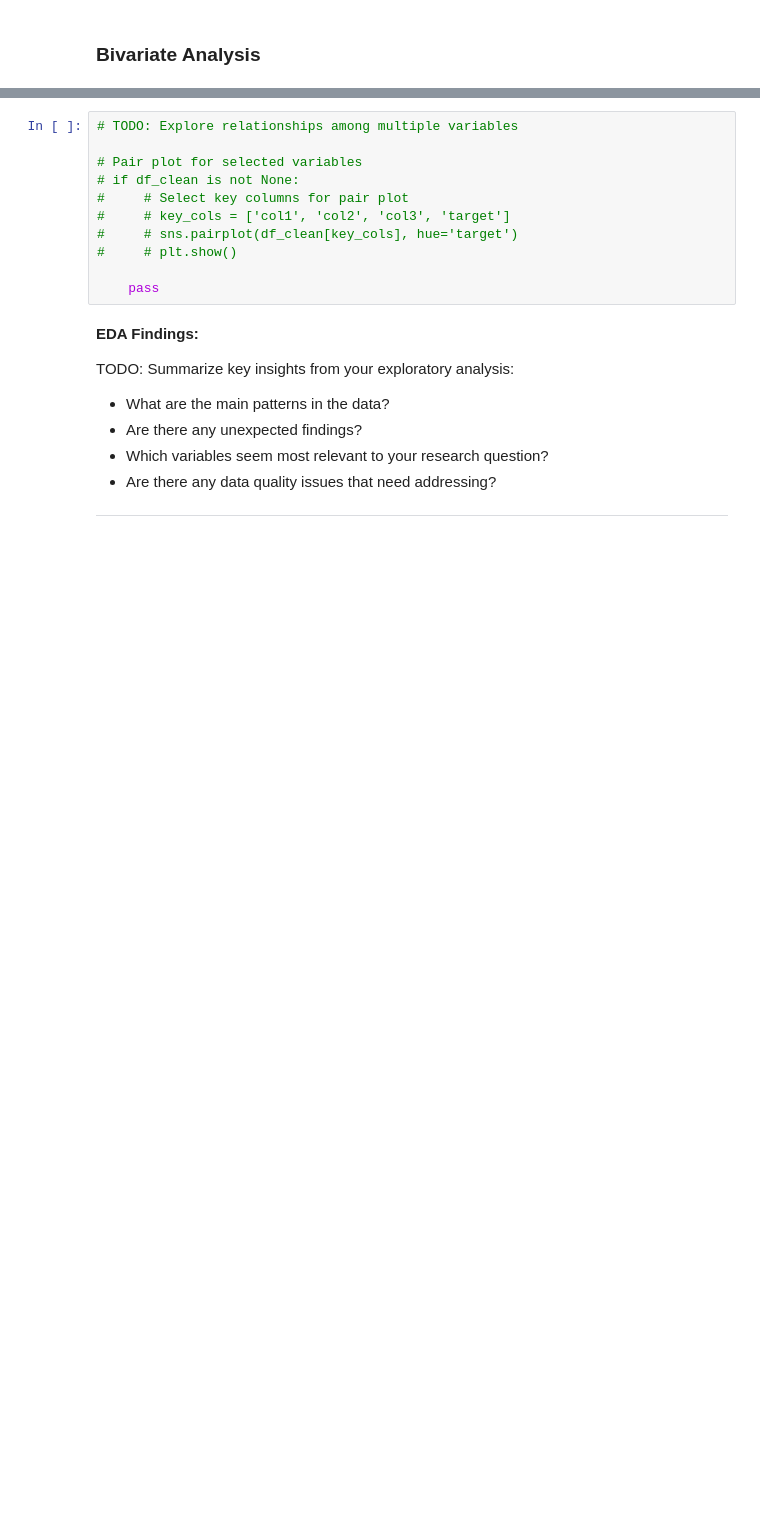
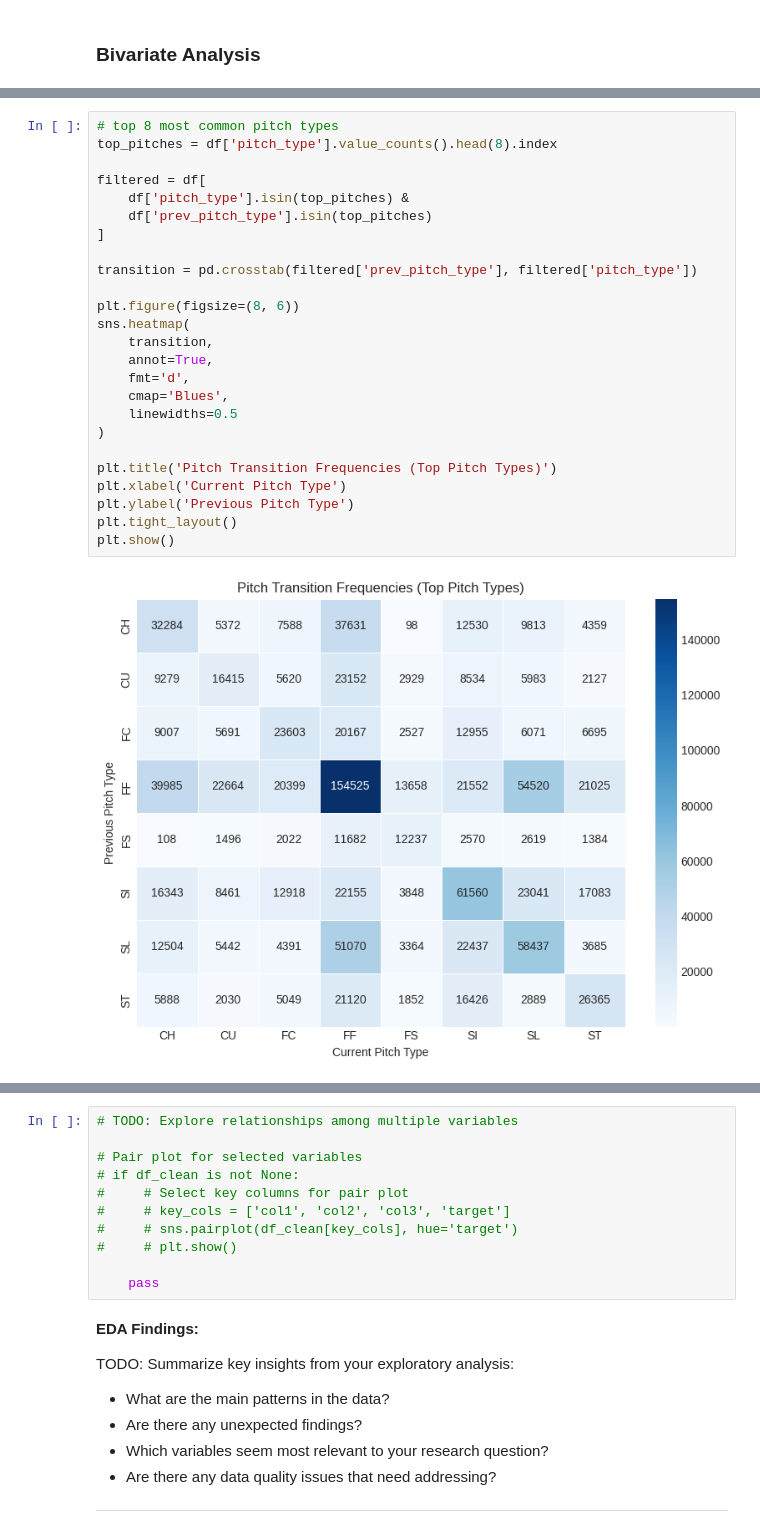
Before and after one commit to haydenkellington/EclipseBaseballSpring26, a Jupyter notebook: Spring26BaseballProj.ipynb, the cells around one changed output, grey strips where cells are left out. Drawn from its saved outputs; the diff is of its cells as text; blank space fills up the shorter version.

```diff
--- a/Spring26BaseballProj.ipynb
+++ b/Spring26BaseballProj.ipynb
@@ -530,0 +481,27 @@ pass
+# %%
+# top 8 most common pitch types
+top_pitches = df['pitch_type'].value_counts().head(8).index
+
+filtered = df[
+    df['pitch_type'].isin(top_pitches) &
+    df['prev_pitch_type'].isin(top_pitches)
+]
+
+transition = pd.crosstab(filtered['prev_pitch_type'], filtered['pitch_type'])
+
+plt.figure(figsize=(8, 6))
+sns.heatmap(
+    transition,
+    annot=True,
+    fmt='d',
+    cmap='Blues',
+    linewidths=0.5
+)
+
+plt.title('Pitch Transition Frequencies (Top Pitch Types)')
+plt.xlabel('Current Pitch Type')
+plt.ylabel('Previous Pitch Type')
+plt.tight_layout()
+plt.show()
+# %% [output]
+[figure, added]
```
Also changed, not shown: parts of 18 cells of this notebook.
